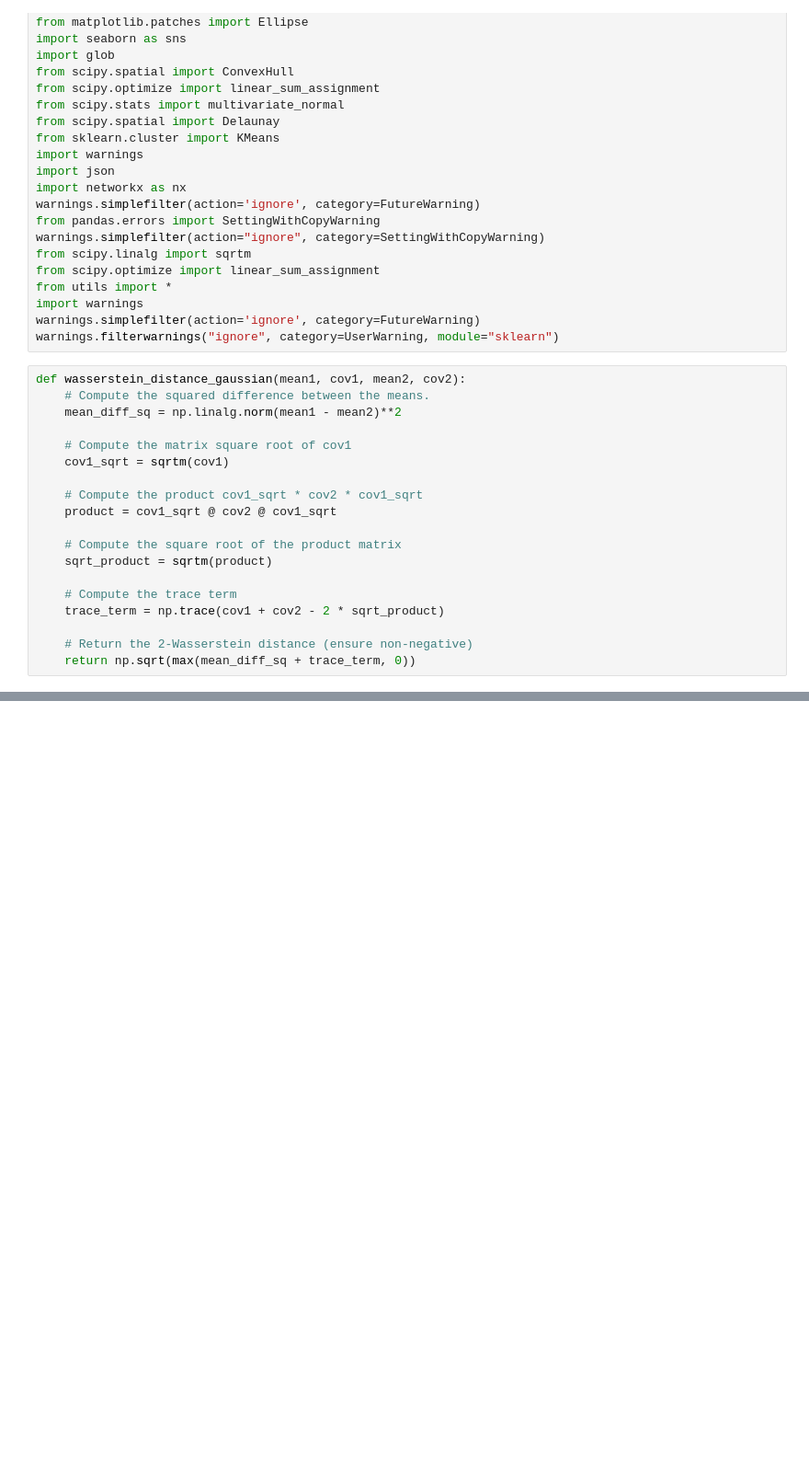
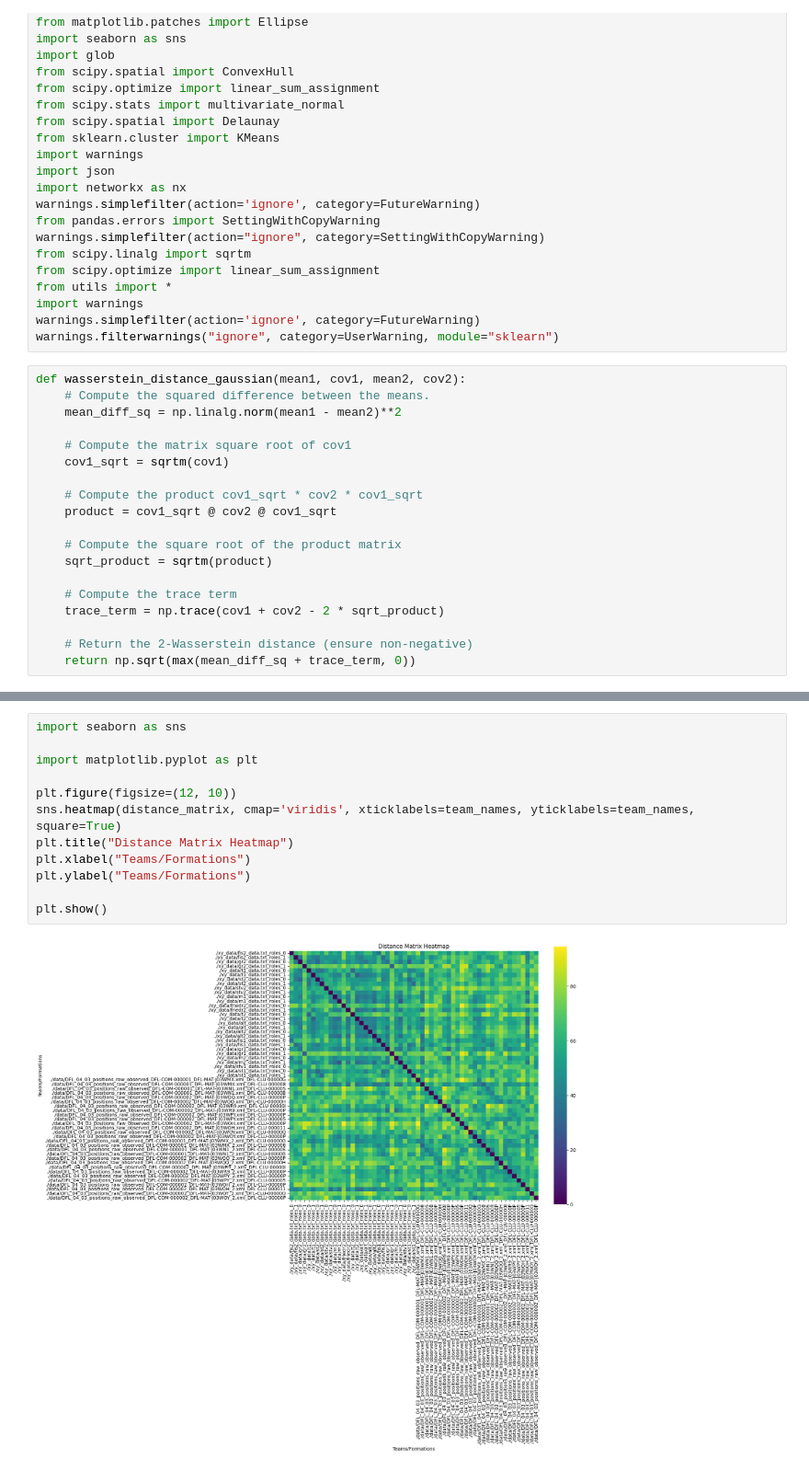
Before and after one commit to stebar14/formation-analysis, a Jupyter notebook: formation/data_wrnagling_4.ipynb, the cells around one changed output, grey strips where cells are left out. Shown at 92% size. Cells and saved outputs as stored; diff of their text form; blank space fills up the shorter version.

```diff
--- a/formation/data_wrnagling_4.ipynb
+++ b/formation/data_wrnagling_4.ipynb
@@ -128,3 +131,17 @@ Number of formations: 43
+# %%
+import seaborn as sns
+
+import matplotlib.pyplot as plt
+
+plt.figure(figsize=(12, 10))
+sns.heatmap(distance_matrix, cmap='viridis', xticklabels=team_names, yticklabels=team_names, square=True)
+plt.title("Distance Matrix Heatmap")
+plt.xlabel("Teams/Formations")
+plt.ylabel("Teams/Formations")
+
+plt.show()
+# %% [output]
+[figure, added]
 # %%
 from scipy.cluster.hierarchy import dendrogram, linkage
 from scipy.spatial.distance import squareform
```
Also changed, not shown: parts of 22 cells of this notebook, 1 other file.
